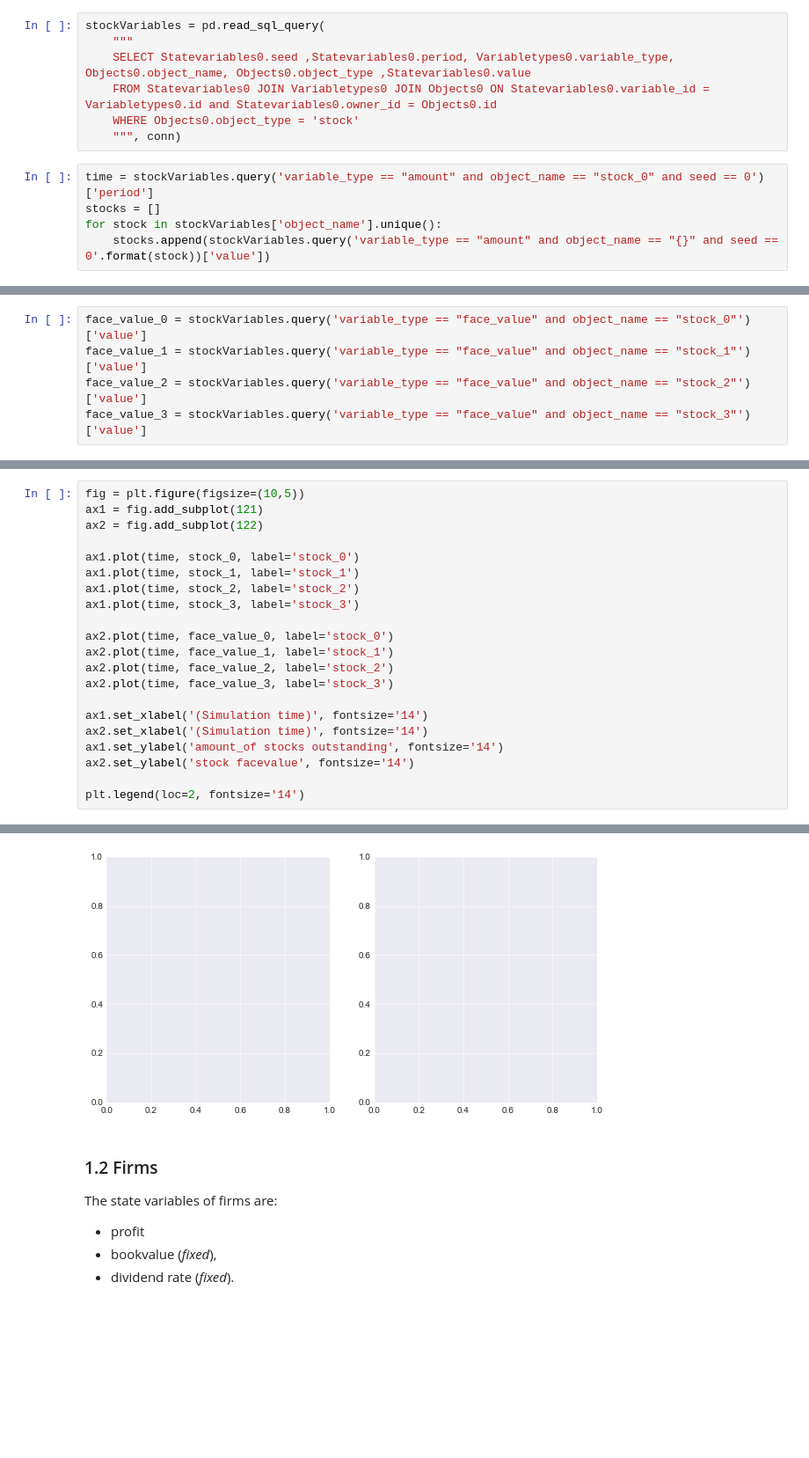
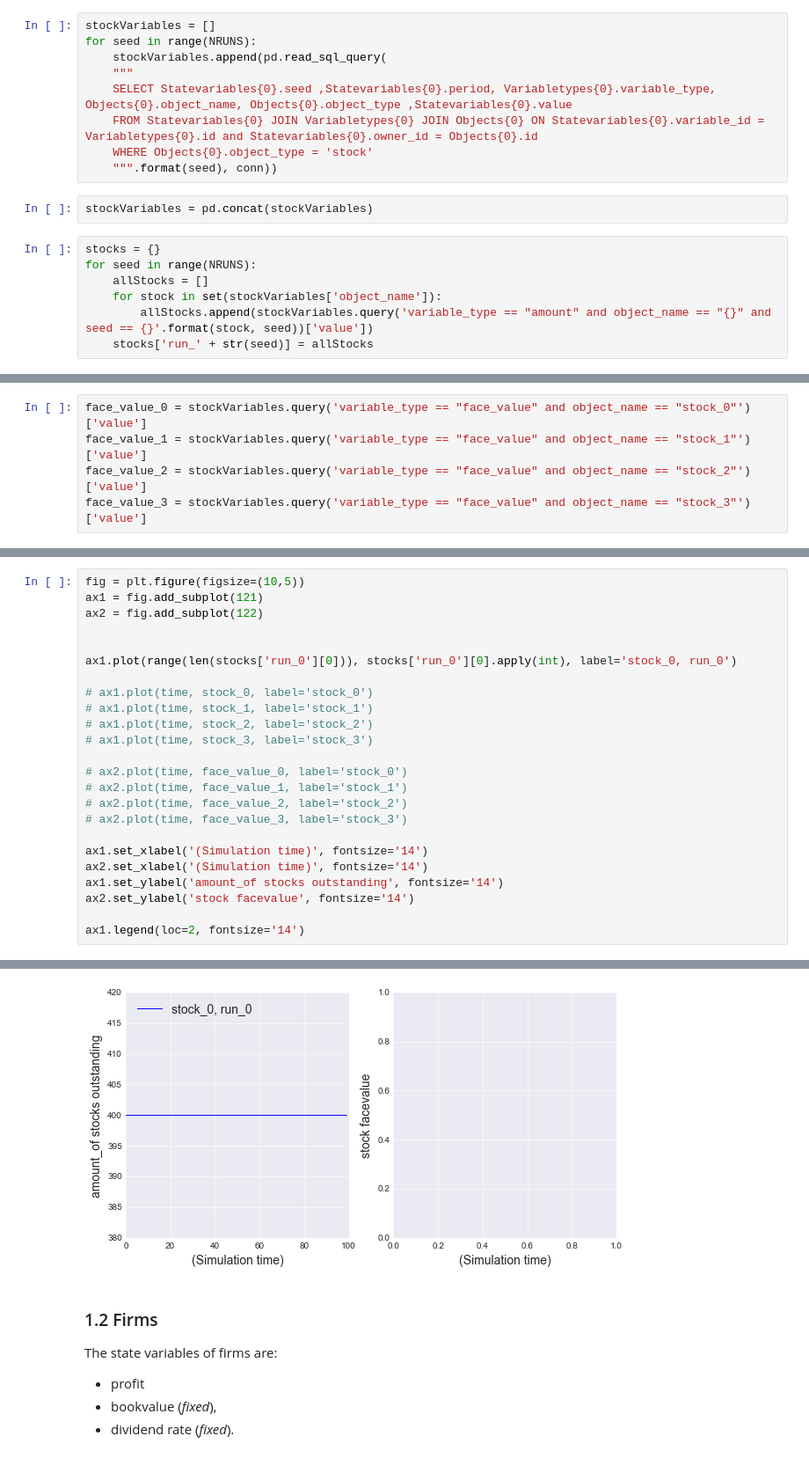
Before and after one commit to LCfP/Agent-Based-Stock-Market-Model, a Jupyter notebook: data_notebook.ipynb, the cells around one changed output, grey strips where cells are left out. Shown at 88% size. Cells and saved outputs as stored; diff of their text form; blank space fills up the shorter version.

```diff
--- a/data_notebook.ipynb
+++ b/data_notebook.ipynb
@@ -32,15 +34,21 @@ The state variables of stocks are:
 
 In this version of the model these variables are static.
 # %%
-stockVariables = pd.read_sql_query(
+stockVariables = []
+for seed in range(NRUNS):
+    stockVariables.append(pd.read_sql_query(
     """
-    SELECT Statevariables0.seed ,Statevariables0.period, Variabletypes0.variable_type, Objects0.object_name, Objects0.object_type ,Statevariables0.value
-    FROM Statevariables0 JOIN Variabletypes0 JOIN Objects0 ON Statevariables0.variable_id = Variabletypes0.id and Statevariables0.owner_id = Objects0.id
-    WHERE Objects0.object_type = 'stock'
-    """, conn)
+    SELECT Statevariables{0}.seed ,Statevariables{0}.period, Variabletypes{0}.variable_type, Objects{0}.object_name, Objects{0}.object_type ,Statevariables{0}.value
+    FROM Statevariables{0} JOIN Variabletypes{0} JOIN Objects{0} ON Statevariables{0}.variable_id = Variabletypes{0}.id and Statevariables{0}.owner_id = Objects{0}.id
+    WHERE Objects{0}.object_type = 'stock'
+    """.format(seed), conn))
+# %%
+stockVariables = pd.concat(stockVariables)
 # %%
-time = stockVariables.query('variable_type == "amount" and object_name == "stock_0" and seed == 0')['period']
-stocks = []
-for stock in stockVariables['object_name'].unique():
-    stocks.append(stockVariables.query('variable_type == "amount" and object_name == "{}" and seed == 0'.format(stock))['value'])
+stocks = {}
+for seed in range(NRUNS):
+    allStocks = []
+    for stock in set(stockVariables['object_name']):
+        allStocks.append(stockVariables.query('variable_type == "amount" and object_name == "{}" and seed == {}'.format(stock, seed))['value'])
+    stocks['run_' + str(seed)] = allStocks
 # %%
@@ -79,20 +67,23 @@ fig = plt.figure(figsize=(10,5))
 ax1 = fig.add_subplot(121)
 ax2 = fig.add_subplot(122)
 
-ax1.plot(time, stock_0, label='stock_0')
-ax1.plot(time, stock_1, label='stock_1')
-ax1.plot(time, stock_2, label='stock_2')
-ax1.plot(time, stock_3, label='stock_3')
 
-ax2.plot(time, face_value_0, label='stock_0')
-ax2.plot(time, face_value_1, label='stock_1')
-ax2.plot(time, face_value_2, label='stock_2')
-ax2.plot(time, face_value_3, label='stock_3')
+ax1.plot(range(len(stocks['run_0'][0])), stocks['run_0'][0].apply(int), label='stock_0, run_0')
+
+# ax1.plot(time, stock_0, label='stock_0')
+# ax1.plot(time, stock_1, label='stock_1')
+# ax1.plot(time, stock_2, label='stock_2')
+# ax1.plot(time, stock_3, label='stock_3')
+
+# ax2.plot(time, face_value_0, label='stock_0')
+# ax2.plot(time, face_value_1, label='stock_1')
+# ax2.plot(time, face_value_2, label='stock_2')
+# ax2.plot(time, face_value_3, label='stock_3')
 
 ax1.set_xlabel('(Simulation time)', fontsize='14')
 ax2.set_xlabel('(Simulation time)', fontsize='14')
 ax1.set_ylabel('amount_of stocks outstanding', fontsize='14')
 ax2.set_ylabel('stock facevalue', fontsize='14')
 
-plt.legend(loc=2, fontsize='14')
+ax1.legend(loc=2, fontsize='14')
 # %% [output]
@@ -100,4 +91,4 @@ AttributeError: 'Series' object has no attribute 'find'
-[figure, old version]
+[figure, new version]
 # %% [markdown]
 ### 1.2 Firms
 The state variables of firms are:
```
Also changed, not shown: parts of 4 cells of this notebook, 1 other file.
